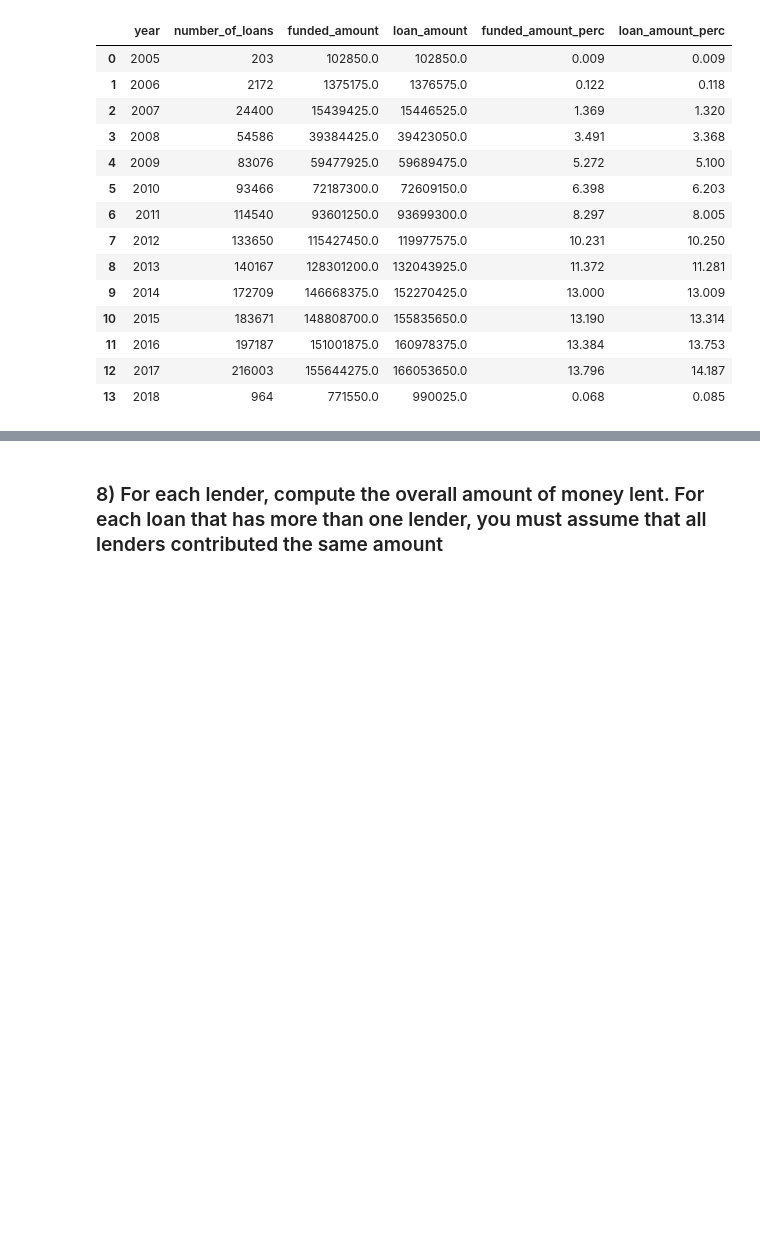
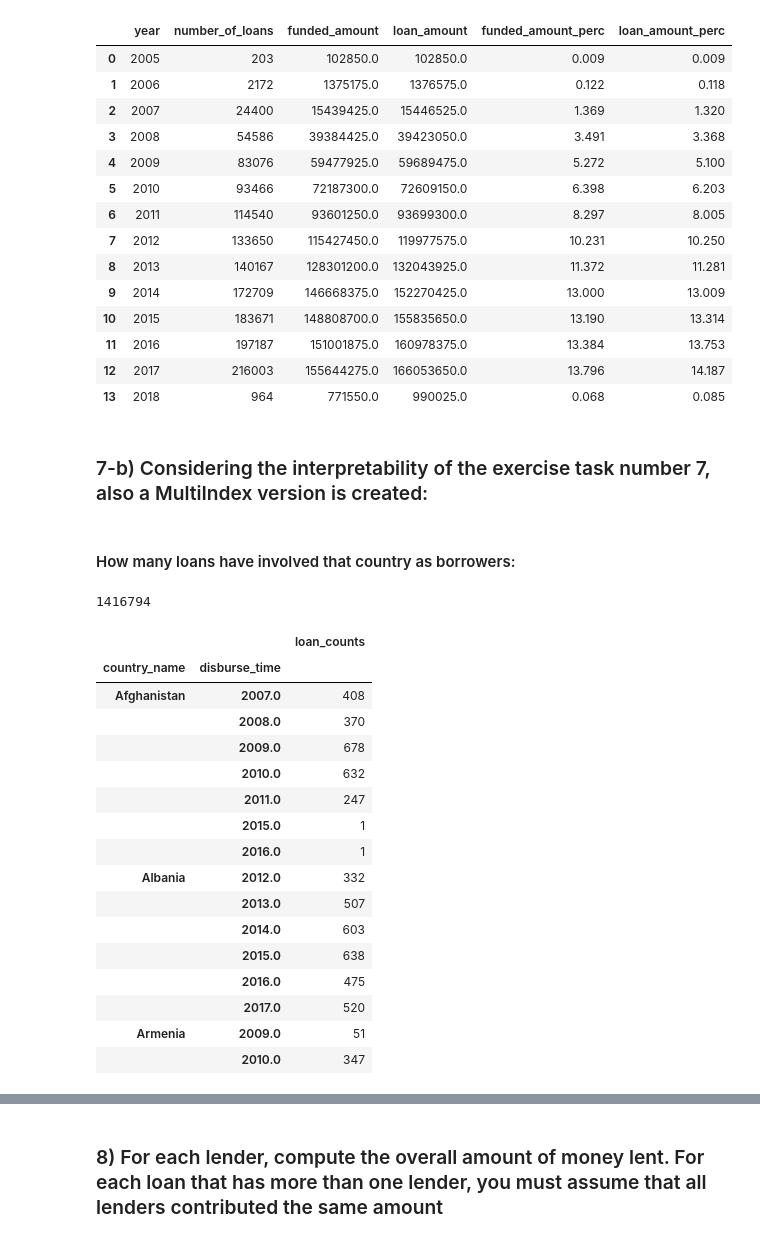
Before and after one commit to paolomariani/Foundations-of-Computer-Science-Project, a Jupyter notebook: Foundations of Computer Science Project Notebook.ipynb, the cells around one changed output, grey strips where cells are left out. Saved outputs shown, nothing was run; the diff lists cells and outputs as text; code cells hidden in the pictures; blank space fills up the shorter version.

Commit message:
Completed the project to the 8th task included

```diff
--- a/Foundations of Computer Science Project Notebook.ipynb
+++ b/Foundations of Computer Science Project Notebook.ipynb
@@ -390,3 +364,37 @@ loans_by_year
 | 11 | 2016 | 197187 | 151001875.0 | 160978375.0 | 13.384 | 13.753 |
 | 12 | 2017 | 216003 | 155644275.0 | 166053650.0 | 13.796 | 14.187 |
 | 13 | 2018 | 964 | 771550.0 | 990025.0 | 0.068 | 0.085 |
+# %% [markdown]
+### 7-b) Considering the interpretability of the exercise task number 7, also a MultiIndex version is created:
+# %% [markdown]
+#### How many loans have involved that country as borrowers:
+# %%
+loans_nonull = loans[loans.disburse_time.notnull()]
+len(loans_nonull)
+# %% [output]
+1416794
+# %%
+loans_by_state_year = loans_nonull.groupby([loans.country_name, loans.disburse_time.dt.year])["loan_id"].count()
+loans_by_state_year = pd.DataFrame(loans_by_state_year)
+loans_by_state_year.columns = ["loan_counts"]
+loans_by_state_year.head(15)
+#loans_by_state_year.year = loans_by_year.year.astype(int)
+#loans_by_state_year
+# %% [output]
+|  |  | loan_counts |
+| country_name | disburse_time |  |
+| Afghanistan | 2007.0 | 408 |
+|  | 2008.0 | 370 |
+|  | 2009.0 | 678 |
+|  | 2010.0 | 632 |
+|  | 2011.0 | 247 |
+|  | 2015.0 | 1 |
+|  | 2016.0 | 1 |
+| Albania | 2012.0 | 332 |
+|  | 2013.0 | 507 |
+|  | 2014.0 | 603 |
+|  | 2015.0 | 638 |
+|  | 2016.0 | 475 |
+|  | 2017.0 | 520 |
+| Armenia | 2009.0 | 51 |
+|  | 2010.0 | 347 |
```
Also changed, not shown: parts of 44 cells of this notebook.
